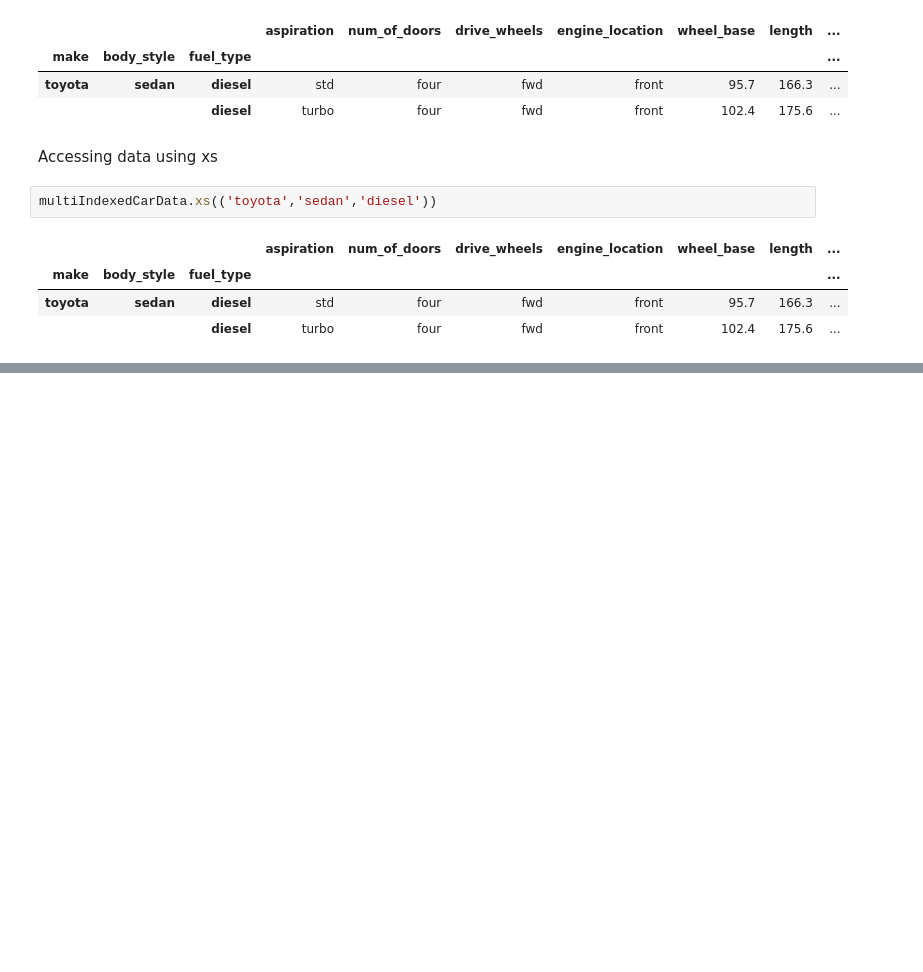
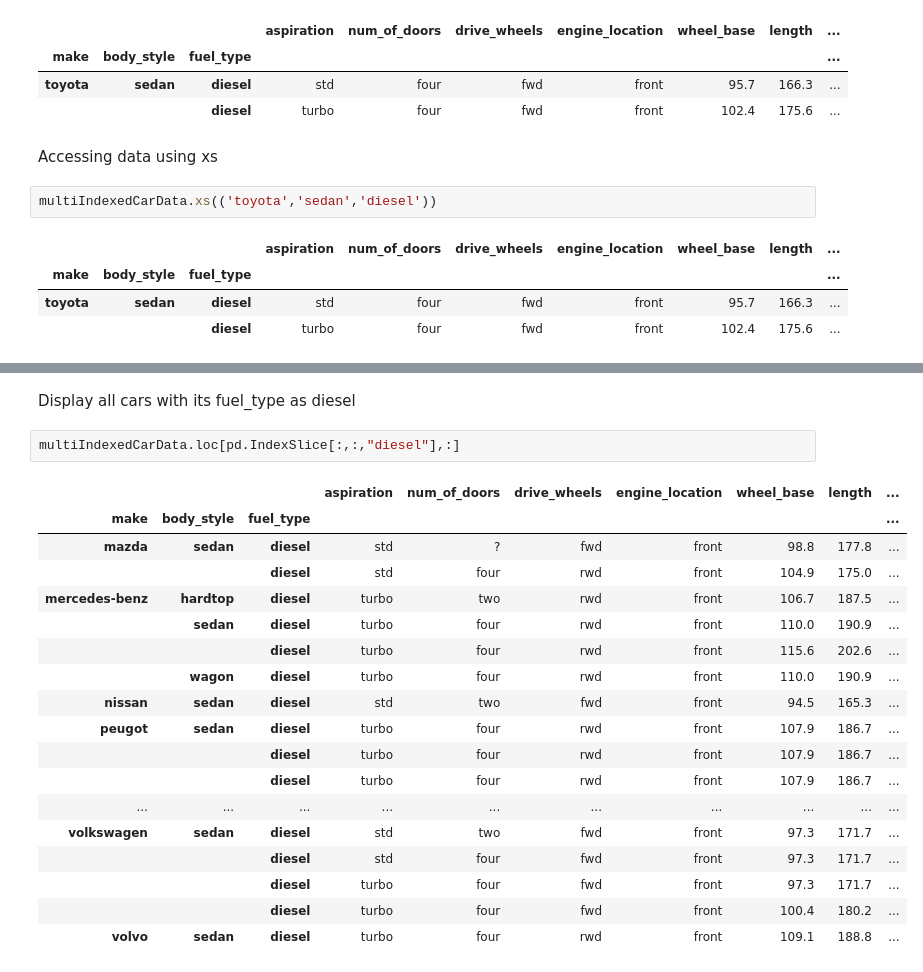
Before and after one commit to Padhma/Data-Science-Notebooks, a Jupyter notebook: Data Analysis/Pandas/Pandas Advanced Indexing .ipynb, the cells around one changed output, grey strips where cells are left out. Saved outputs shown, nothing was run; the diff lists cells and outputs as text; blank space fills up the shorter version.

```diff
--- a/Data Analysis/Pandas/Pandas Advanced Indexing .ipynb
+++ b/Data Analysis/Pandas/Pandas Advanced Indexing .ipynb
@@ -283,0 +305,23 @@ multiIndexedCarData.xs(('toyota','sedan','diesel'))
+# %% [markdown]
+Display all cars with its fuel_type as diesel
+# %%
+multiIndexedCarData.loc[pd.IndexSlice[:,:,"diesel"],:]
+# %% [output]
+|  |  |  | aspiration | num_of_doors | drive_wheels | engine_location | wheel_base | length | ... |
+| make | body_style | fuel_type |  |  |  |  |  |  | ... |
+| mazda | sedan | diesel | std | ? | fwd | front | 98.8 | 177.8 | ... |
+|  |  | diesel | std | four | rwd | front | 104.9 | 175.0 | ... |
+| mercedes-benz | hardtop | diesel | turbo | two | rwd | front | 106.7 | 187.5 | ... |
+|  | sedan | diesel | turbo | four | rwd | front | 110.0 | 190.9 | ... |
+|  |  | diesel | turbo | four | rwd | front | 115.6 | 202.6 | ... |
+|  | wagon | diesel | turbo | four | rwd | front | 110.0 | 190.9 | ... |
+| nissan | sedan | diesel | std | two | fwd | front | 94.5 | 165.3 | ... |
+| peugot | sedan | diesel | turbo | four | rwd | front | 107.9 | 186.7 | ... |
+|  |  | diesel | turbo | four | rwd | front | 107.9 | 186.7 | ... |
+|  |  | diesel | turbo | four | rwd | front | 107.9 | 186.7 | ... |
+| ... | ... | ... | ... | ... | ... | ... | ... | ... | ... |
+| volkswagen | sedan | diesel | std | two | fwd | front | 97.3 | 171.7 | ... |
+|  |  | diesel | std | four | fwd | front | 97.3 | 171.7 | ... |
+|  |  | diesel | turbo | four | fwd | front | 97.3 | 171.7 | ... |
+|  |  | diesel | turbo | four | fwd | front | 100.4 | 180.2 | ... |
+| volvo | sedan | diesel | turbo | four | rwd | front | 109.1 | 188.8 | ... |
```
Also changed, not shown: parts of 5 cells of this notebook.
